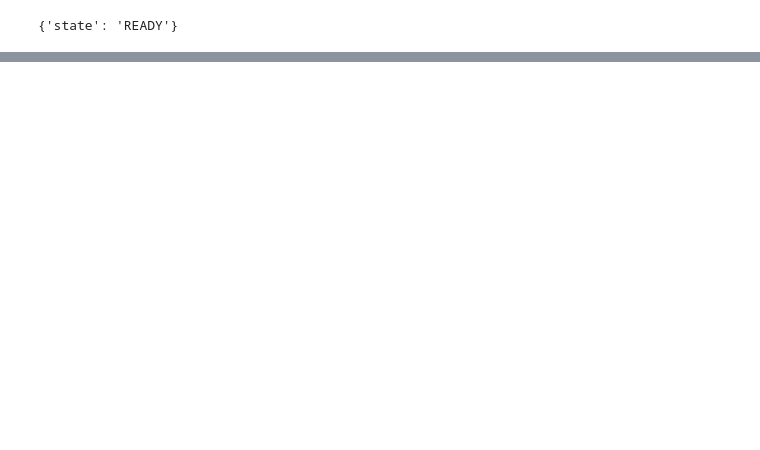
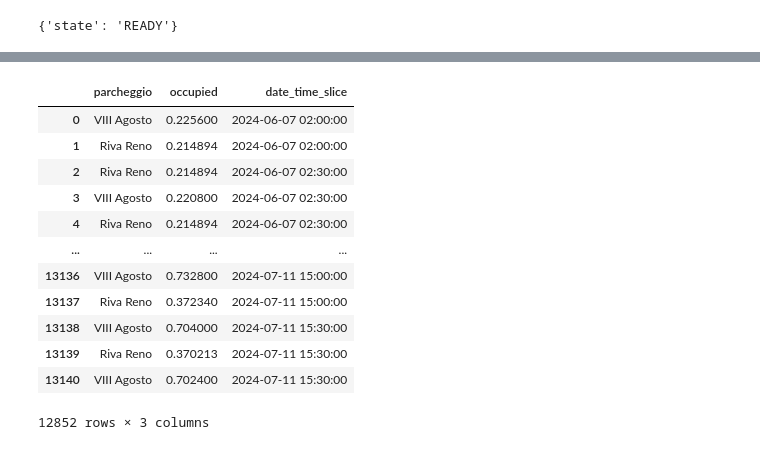
Before and after one commit to tn-aixpa/parkings-demo, a Jupyter notebook: parcheggi_base_plus_ml_dh_core_not_local_with_pipeline.ipynb, the cells around one changed output, grey strips where cells are left out. Drawn from its saved outputs; the diff is of its cells as text; code cells hidden in the pictures; blank space fills up the shorter version.

```diff
--- a/parcheggi_base_plus_ml_dh_core_not_local_with_pipeline.ipynb
+++ b/parcheggi_base_plus_ml_dh_core_not_local_with_pipeline.ipynb
@@ -494,0 +524,35 @@ run_serve_model.status.to_dict()
+# %%
+import datetime
+import pandas as pd
+
+window = 60
+
+df_clean = df.copy()
+#print(type(df_clean['data'][0]))
+#df_clean['data'] = pd.to_datetime(df_clean['data'])
+df_clean.data = pd.to_datetime(df_clean.data, utc=True)
+#print(type(df_clean['data'][0]))
+#df_clean.data = df_clean.data.apply(lambda x: x.to_datetime64()) #.astype('datetime64')
+df_clean['occupied'] = df_clean.posti_occupati / df_clean.posti_totali
+#df_clean['date_time_slice'] = df_clean.data.dt.round('30min')
+df_clean['date_time_slice'] = df_clean.data.dt.round('30min').dt.tz_convert(None)
+df_clean = df_clean[df_clean.date_time_slice >= (datetime.datetime.today() - pd.DateOffset(window))]
+df_clean = df_clean[df_clean.date_time_slice <= (datetime.datetime.today() - pd.DateOffset(1))]
+df_clean.posti_occupati = df_clean.apply(lambda x: max(0, min(x['posti_totali'], x['posti_occupati'])), axis=1)
+df_clean['occupied'] = df_clean.posti_occupati / df_clean.posti_totali
+df_clean = df_clean.drop(columns=['lat', 'lon', 'data', 'posti_totali', 'posti_liberi', 'posti_occupati'])
+df_clean#.head()
+# %% [output]
+|  | parcheggio | occupied | date_time_slice |
+| 0 | VIII Agosto | 0.225600 | 2024-06-07 02:00:00 |
+| 1 | Riva Reno | 0.214894 | 2024-06-07 02:00:00 |
+| 2 | Riva Reno | 0.214894 | 2024-06-07 02:30:00 |
+| 3 | VIII Agosto | 0.220800 | 2024-06-07 02:30:00 |
+| 4 | Riva Reno | 0.214894 | 2024-06-07 02:30:00 |
+| ... | ... | ... | ... |
+| 13136 | VIII Agosto | 0.732800 | 2024-07-11 15:00:00 |
+| 13137 | Riva Reno | 0.372340 | 2024-07-11 15:00:00 |
+| 13138 | VIII Agosto | 0.704000 | 2024-07-11 15:30:00 |
+| 13139 | Riva Reno | 0.370213 | 2024-07-11 15:30:00 |
+| 13140 | VIII Agosto | 0.702400 | 2024-07-11 15:30:00 |
+12852 rows × 3 columns
```
Also changed, not shown: parts of 9 cells of this notebook.
